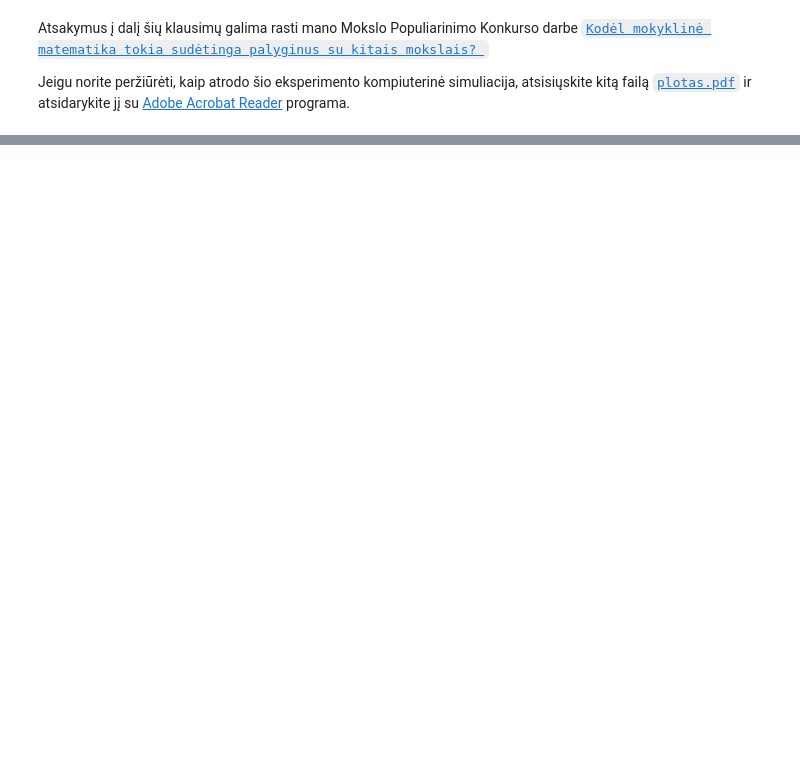
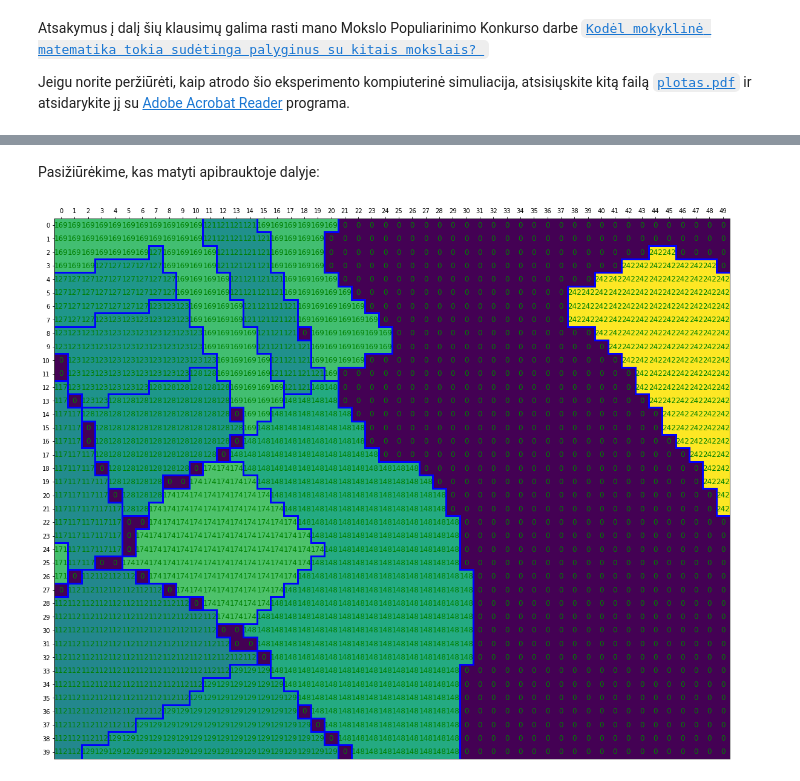
Before and after one commit to loijord/mokslas_2021, a Jupyter notebook: Matematika/Pijui.ipynb, the cells around one changed output, grey strips where cells are left out. Cells and saved outputs as stored; diff of their text form; code cells hidden in the pictures; blank space fills up the shorter version.

```diff
--- a/Matematika/Pijui.ipynb
+++ b/Matematika/Pijui.ipynb
@@ -148,0 +178,8 @@ Jeigu norite peržiūrėti, kaip atrodo šio eksperimento kompiuterinė simuliac
+# %% [markdown]
+Pasižiūrėkime, kas matyti apibrauktoje dalyje:
+# %%
+fig, ax = viz_arr(arr, labels=arr)
+fig, ax, g = plot_bs(arr, fig, ax, cmap='viridis', k=0.5)
+plt.show()
+# %% [output]
+[figure, added]
```
Also changed, not shown: parts of 21 cells of this notebook, 6 other files.
